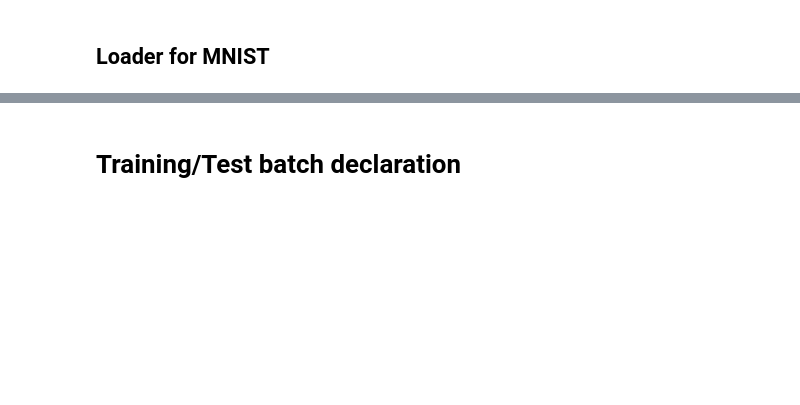
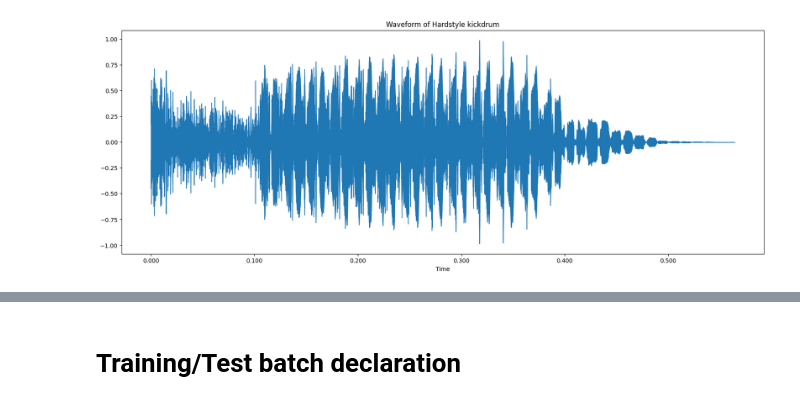
Before and after one commit to HaroldRiggsbee/Variational-Autoencoder-Project, a Jupyter notebook: Variational_Auto_Encoder_for_Kickdrums.ipynb, the cells around one changed output, grey strips where cells are left out. Saved outputs shown, nothing was run; the diff lists cells and outputs as text; code cells hidden in the pictures; blank space fills up the shorter version.

```diff
--- a/Variational_Auto_Encoder_for_Kickdrums.ipynb
+++ b/Variational_Auto_Encoder_for_Kickdrums.ipynb
@@ -32,2 +38,11 @@ Drive already mounted at /content/drive; to attempt to forcibly remount, call dr
-# %% [markdown]
-## Loader for MNIST
+# %%
+demo = librosa.load('/content/drive/MyDrive/audio_samples/Analog_Kicks/Bloodfire - RW Kick7 F.wav', sr = 44100, mono = True)
+audio_data = demo[0]
+demo_sample_rate = demo[1]
+plt.figure(figsize=(20,7))
+librosa.display.waveshow(audio_data, sr = 44100)
+plt.title(f"Waveform of Hardstyle kickdrum")
+plt.show()
+display(Audio(audio_data, rate=demo_sample_rate))
+# %% [output]
+[figure, added]
```
Also changed, not shown: parts of 40 cells of this notebook.
